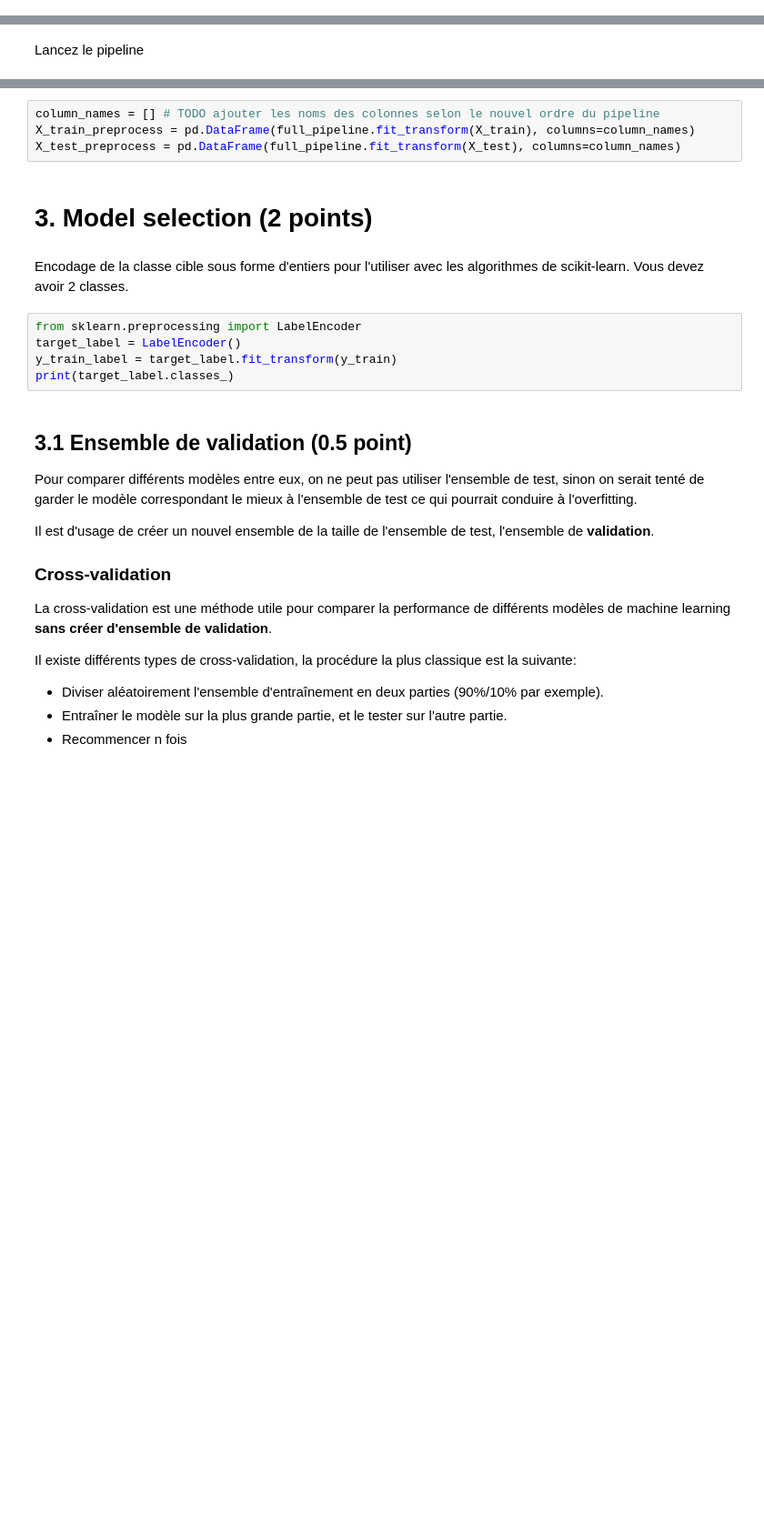
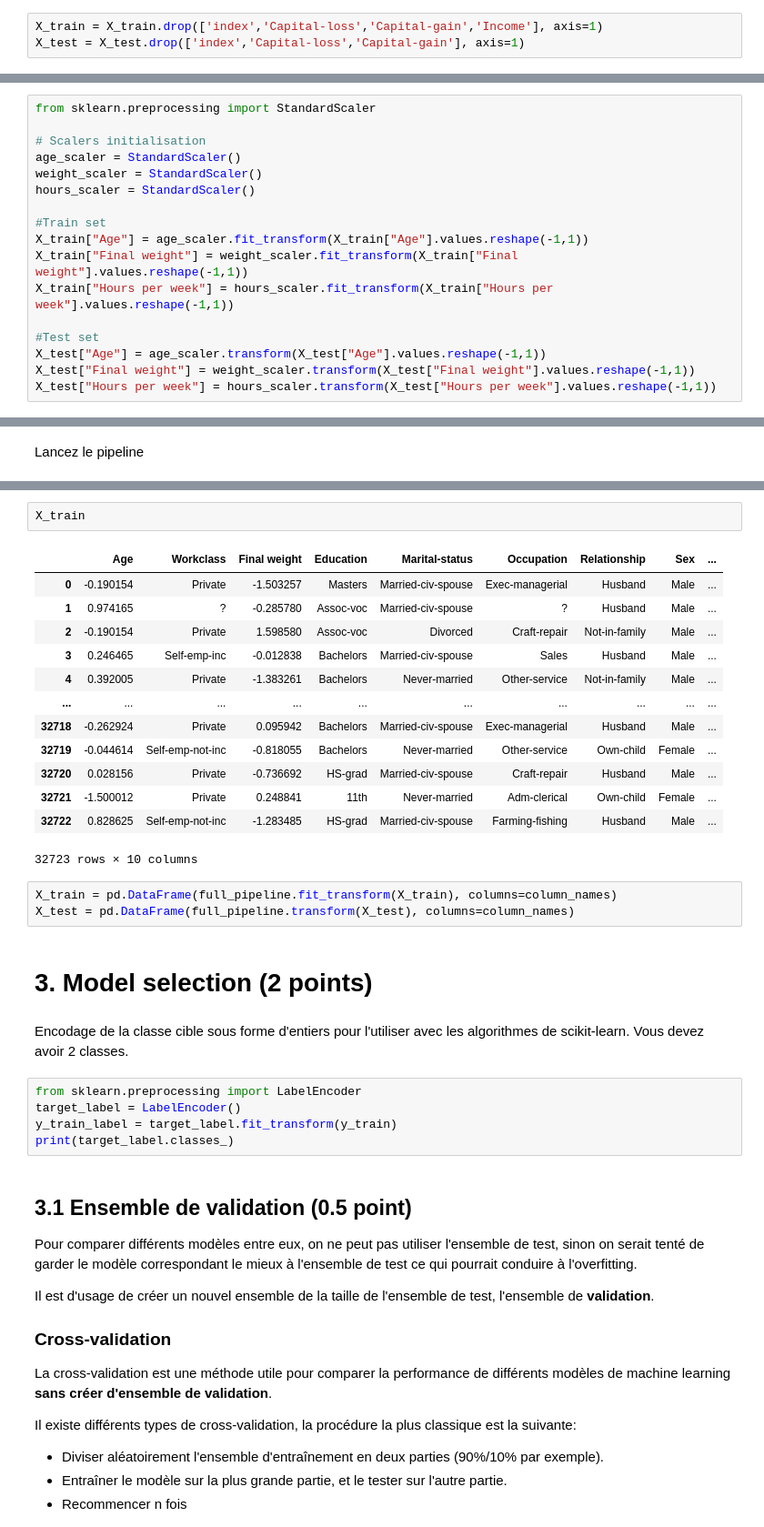
Before and after one commit to antznin/inf8215, a Jupyter notebook: TP3_Guérin_Neggazi_Godard.ipynb, the cells around one changed output, grey strips where cells are left out. Shown: that part at 91% size. Cells and saved outputs as stored; diff of their text form; blank space fills up the shorter version.

```diff
--- a/TP3_Guérin_Neggazi_Godard.ipynb
+++ b/TP3_Guérin_Neggazi_Godard.ipynb
@@ -641,0 +660,3 @@ Colonne(s) | Traitement | Justification |
+# %%
+X_train = X_train.drop(['index','Capital-loss','Capital-gain','Income'], axis=1)
+X_test = X_test.drop(['index','Capital-loss','Capital-gain'], axis=1)
@@ -641,0 +667,17 @@ Colonne(s) | Traitement | Justification |
+# %%
+from sklearn.preprocessing import StandardScaler
+
+# Scalers initialisation
+age_scaler = StandardScaler()
+weight_scaler = StandardScaler()
+hours_scaler = StandardScaler()
+
+#Train set
+X_train["Age"] = age_scaler.fit_transform(X_train["Age"].values.reshape(-1,1))
+X_train["Final weight"] = weight_scaler.fit_transform(X_train["Final weight"].values.reshape(-1,1))
+X_train["Hours per week"] = hours_scaler.fit_transform(X_train["Hours per week"].values.reshape(-1,1))
+
+#Test set
+X_test["Age"] = age_scaler.transform(X_test["Age"].values.reshape(-1,1))
+X_test["Final weight"] = weight_scaler.transform(X_test["Final weight"].values.reshape(-1,1))
+X_test["Hours per week"] = hours_scaler.transform(X_test["Hours per week"].values.reshape(-1,1))
@@ -712,7 +977,22 @@ Lancez le pipeline
+# %%
+X_train
+# %% [output]
+|  | Age | Workclass | Final weight | Education | Marital-status | Occupation | Relationship | Sex | ... |
+| 0 | -0.190154 | Private | -1.503257 | Masters | Married-civ-spouse | Exec-managerial | Husband | Male | ... |
+| 1 | 0.974165 | ? | -0.285780 | Assoc-voc | Married-civ-spouse | ? | Husband | Male | ... |
+| 2 | -0.190154 | Private | 1.598580 | Assoc-voc | Divorced | Craft-repair | Not-in-family | Male | ... |
+| 3 | 0.246465 | Self-emp-inc | -0.012838 | Bachelors | Married-civ-spouse | Sales | Husband | Male | ... |
+| 4 | 0.392005 | Private | -1.383261 | Bachelors | Never-married | Other-service | Not-in-family | Male | ... |
+| ... | ... | ... | ... | ... | ... | ... | ... | ... | ... |
+| 32718 | -0.262924 | Private | 0.095942 | Bachelors | Married-civ-spouse | Exec-managerial | Husband | Male | ... |
+| 32719 | -0.044614 | Self-emp-not-inc | -0.818055 | Bachelors | Never-married | Other-service | Own-child | Female | ... |
+| 32720 | 0.028156 | Private | -0.736692 | HS-grad | Married-civ-spouse | Craft-repair | Husband | Male | ... |
+| 32721 | -1.500012 | Private | 0.248841 | 11th | Never-married | Adm-clerical | Own-child | Female | ... |
+| 32722 | 0.828625 | Self-emp-not-inc | -1.283485 | HS-grad | Married-civ-spouse | Farming-fishing | Husband | Male | ... |
+32723 rows × 10 columns
 # %%
-column_names = [] # TODO ajouter les noms des colonnes selon le nouvel ordre du pipeline
-X_train_preprocess = pd.DataFrame(full_pipeline.fit_transform(X_train), columns=column_names)
-X_test_preprocess = pd.DataFrame(full_pipeline.fit_transform(X_test), columns=column_names)
+X_train = pd.DataFrame(full_pipeline.fit_transform(X_train), columns=column_names)
+X_test = pd.DataFrame(full_pipeline.transform(X_test), columns=column_names)
 # %% [markdown]
 # 3. Model selection (2 points)
 # %% [markdown]
```
Also changed, not shown: parts of 41 cells of this notebook.
